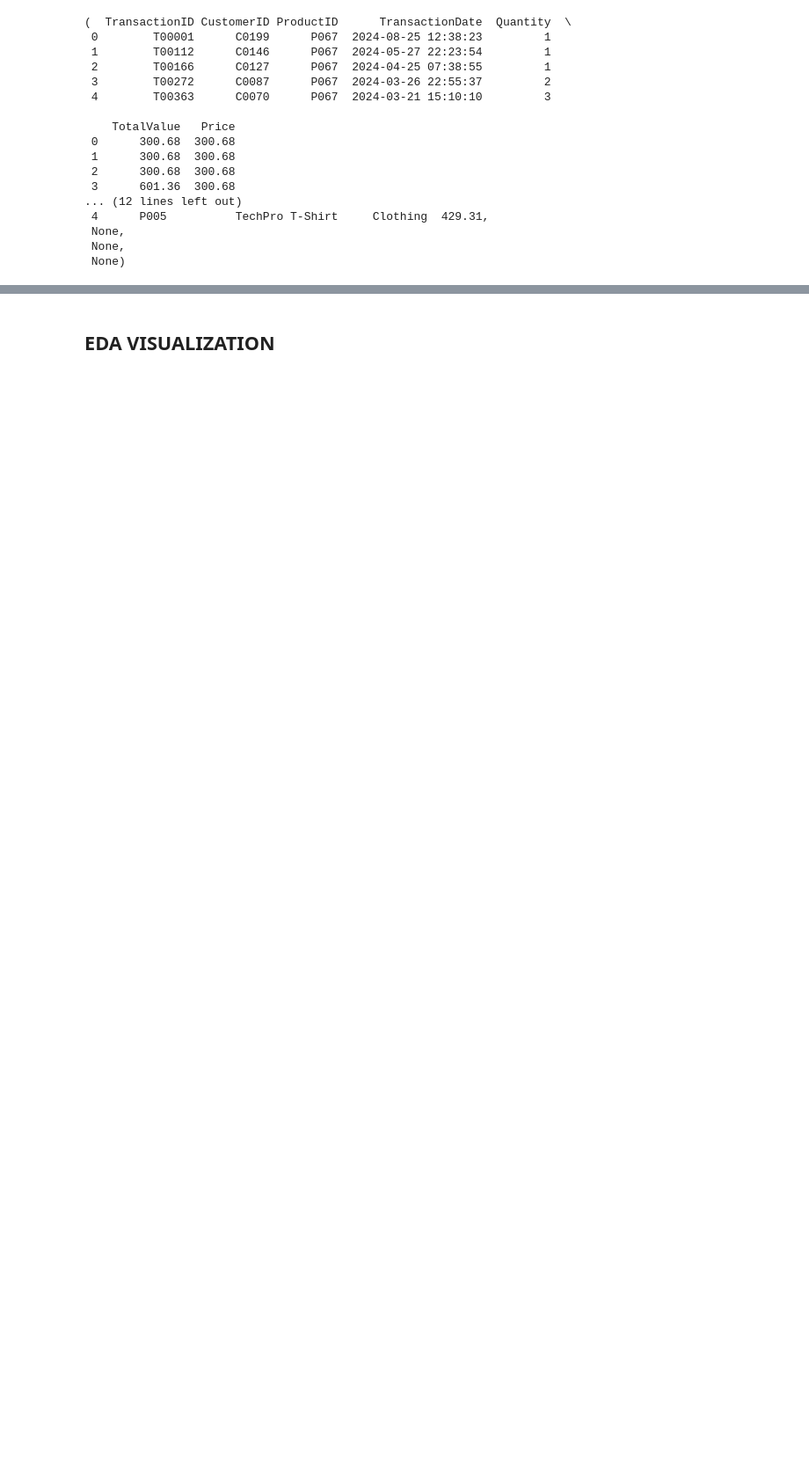
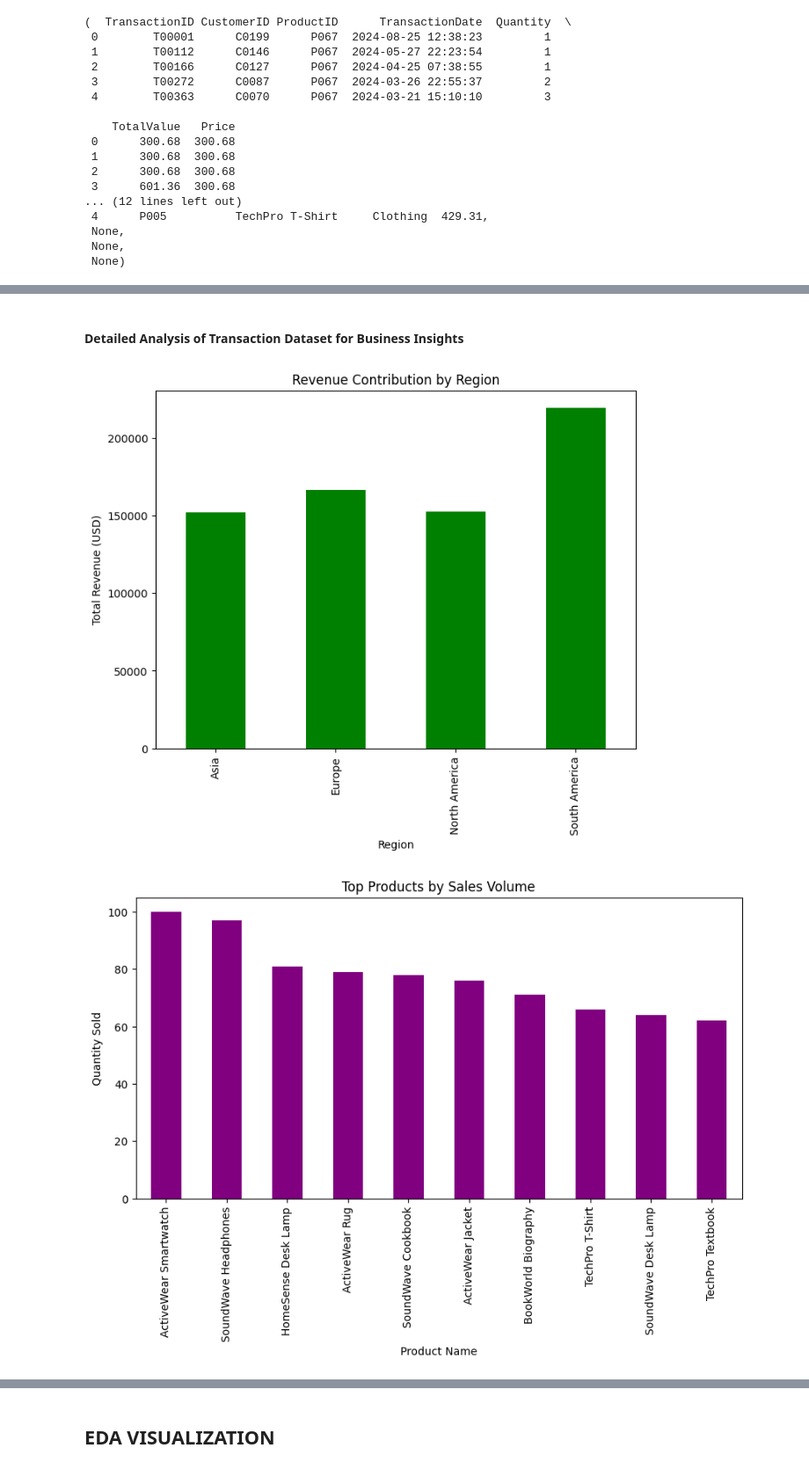
Before and after one commit to MayuriKolhe-2003/Zeotap_assignment, a Jupyter notebook: Mayuri_Kolhe_EDA.ipynb, the cells around one changed output, grey strips where cells are left out. Shown at 88% size. Cells and saved outputs as stored; diff of their text form; code cells hidden in the pictures; blank space fills up the shorter version.

```diff
--- a/Mayuri_Kolhe_EDA.ipynb
+++ b/Mayuri_Kolhe_EDA.ipynb
@@ -63,0 +110,24 @@ customers['SignupDate'] = pd.to_datetime(customers['SignupDate'])
+# %% [markdown]
+#### Detailed Analysis of Transaction Dataset for Business Insights
+# %%
+transactions = transactions.merge(customers, on='CustomerID', how='left')
+transactions = transactions.merge(products, on='ProductID', how='left')
+# %%
+region_revenue = transactions.groupby('Region_y')['TotalValue'].sum()
+plt.figure(figsize=(8, 6))
+region_revenue.plot(kind='bar', color='green')
+plt.title('Revenue Contribution by Region')
+plt.xlabel('Region')
+plt.ylabel('Total Revenue (USD)')
+plt.show()
+
+top_products = transactions.groupby('ProductName')['Quantity'].sum().sort_values(ascending=False).head(10)
+plt.figure(figsize=(10, 5))
+top_products.plot(kind='bar', color='purple')
+plt.title('Top Products by Sales Volume')
+plt.xlabel('Product Name')
+plt.ylabel('Quantity Sold')
+plt.show()
+# %% [output]
+[figure, added]
+[figure, added]
```
Also changed, not shown: parts of 6 cells of this notebook, 2 other files.
